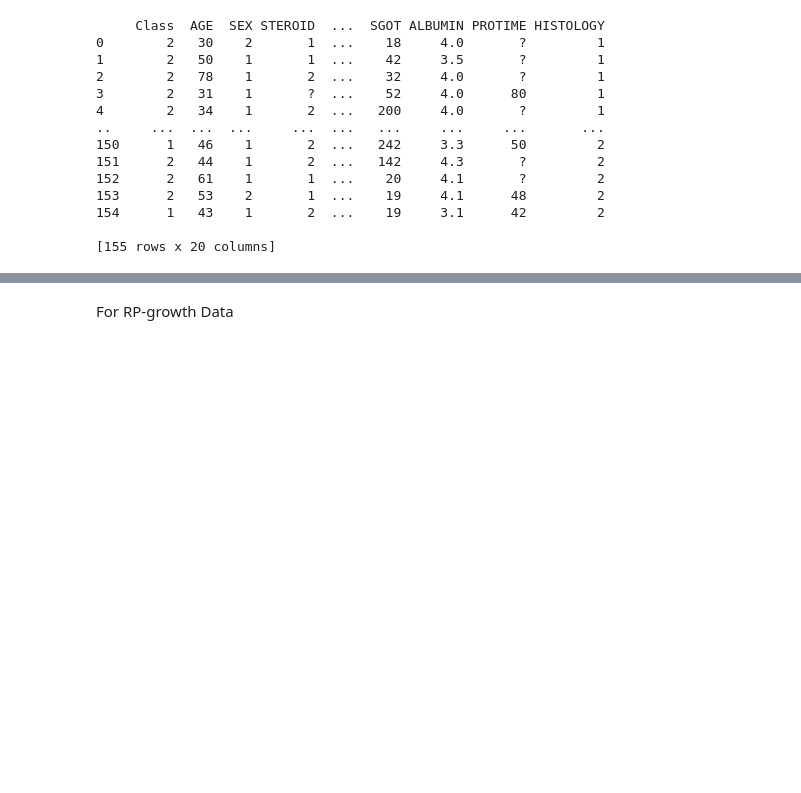
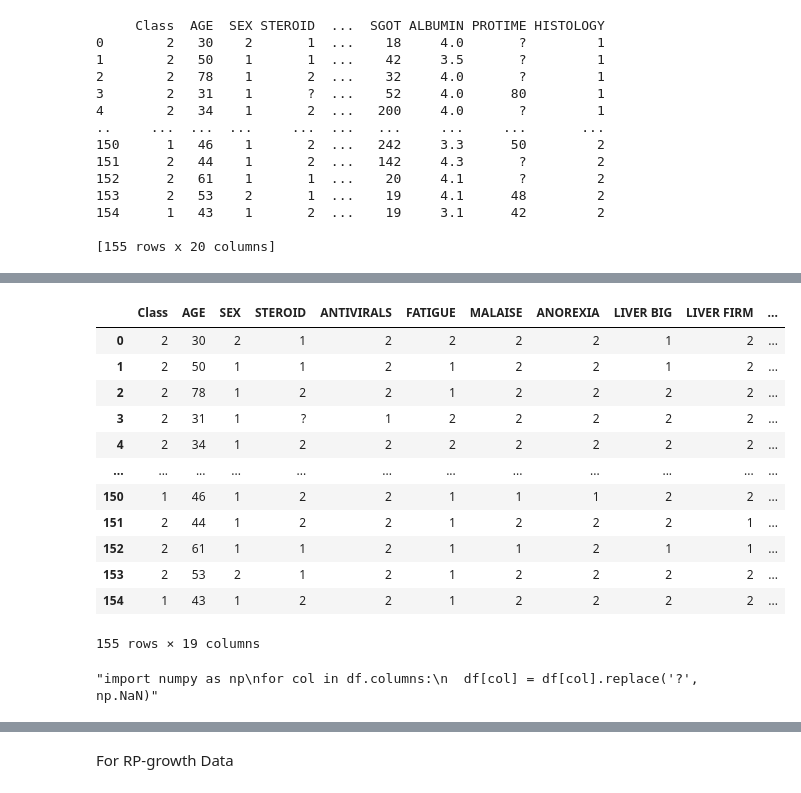
Before and after one commit to BlackCurrantDS/Mining-Rare-Association-Rules, a Jupyter notebook: Hep_data_read.ipynb, the cells around one changed output, grey strips where cells are left out. Drawn from its saved outputs; the diff is of its cells as text; code cells hidden in the pictures; blank space fills up the shorter version.

```diff
--- a/Hep_data_read.ipynb
+++ b/Hep_data_read.ipynb
@@ -70,0 +82,24 @@ print(df)
+# %%
+df = df.drop(columns=['BILIRUBIN'])
+# %%
+df
+# %% [output]
+|  | Class | AGE | SEX | STEROID | ANTIVIRALS | FATIGUE | MALAISE | ANOREXIA | LIVER BIG | LIVER FIRM | ... |
+| 0 | 2 | 30 | 2 | 1 | 2 | 2 | 2 | 2 | 1 | 2 | ... |
+| 1 | 2 | 50 | 1 | 1 | 2 | 1 | 2 | 2 | 1 | 2 | ... |
+| 2 | 2 | 78 | 1 | 2 | 2 | 1 | 2 | 2 | 2 | 2 | ... |
+| 3 | 2 | 31 | 1 | ? | 1 | 2 | 2 | 2 | 2 | 2 | ... |
+| 4 | 2 | 34 | 1 | 2 | 2 | 2 | 2 | 2 | 2 | 2 | ... |
+| ... | ... | ... | ... | ... | ... | ... | ... | ... | ... | ... | ... |
+| 150 | 1 | 46 | 1 | 2 | 2 | 1 | 1 | 1 | 2 | 2 | ... |
+| 151 | 2 | 44 | 1 | 2 | 2 | 1 | 2 | 2 | 2 | 1 | ... |
+| 152 | 2 | 61 | 1 | 1 | 2 | 1 | 1 | 2 | 1 | 1 | ... |
+| 153 | 2 | 53 | 2 | 1 | 2 | 1 | 2 | 2 | 2 | 2 | ... |
+| 154 | 1 | 43 | 1 | 2 | 2 | 1 | 2 | 2 | 2 | 2 | ... |
+155 rows × 19 columns
+# %%
+"""import numpy as np
+for col in df.columns:
+  df[col] = df[col].replace('?', np.NaN)"""
+# %% [output]
+"import numpy as np\nfor col in df.columns:\n  df[col] = df[col].replace('?', np.NaN)"
```
Also changed, not shown: parts of 14 cells of this notebook.
